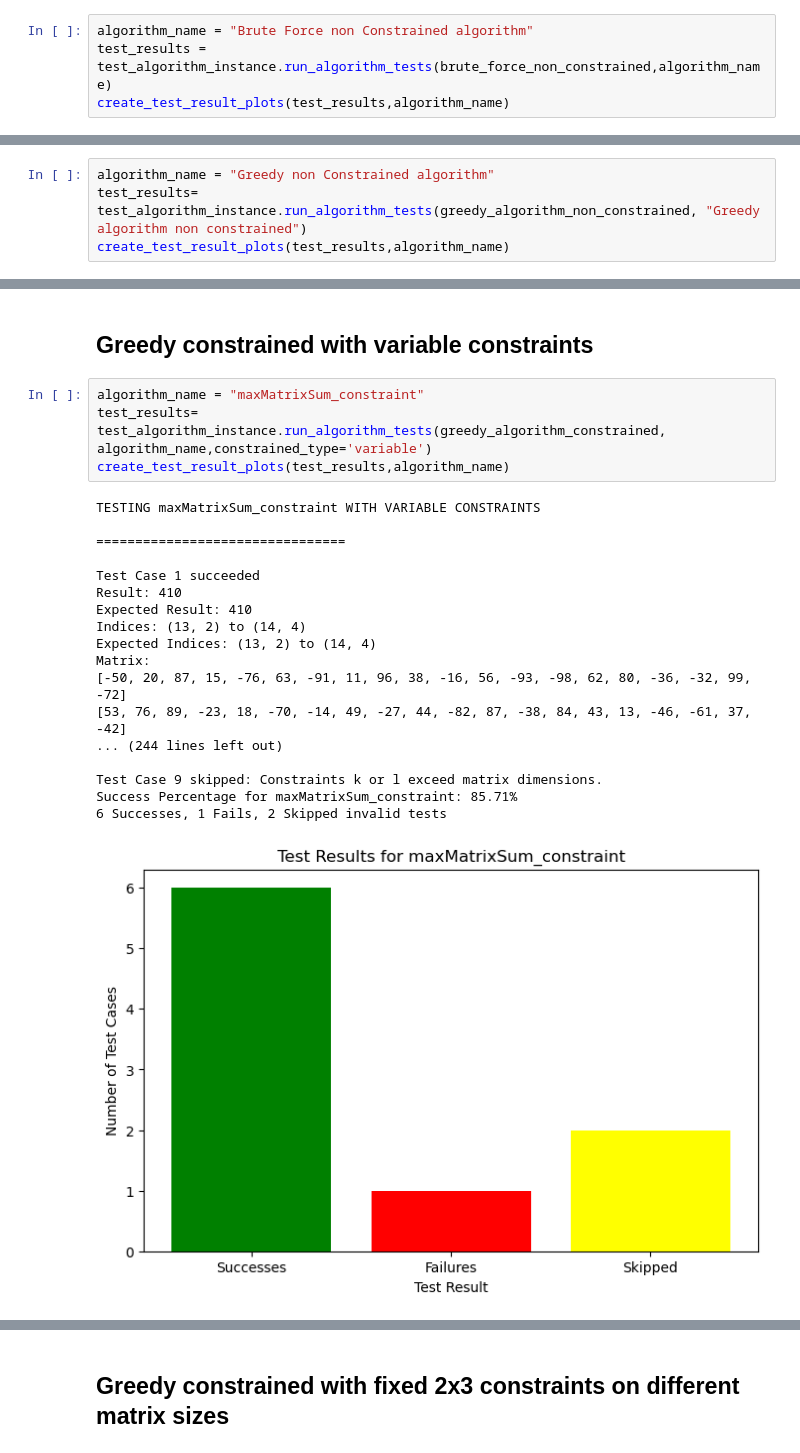
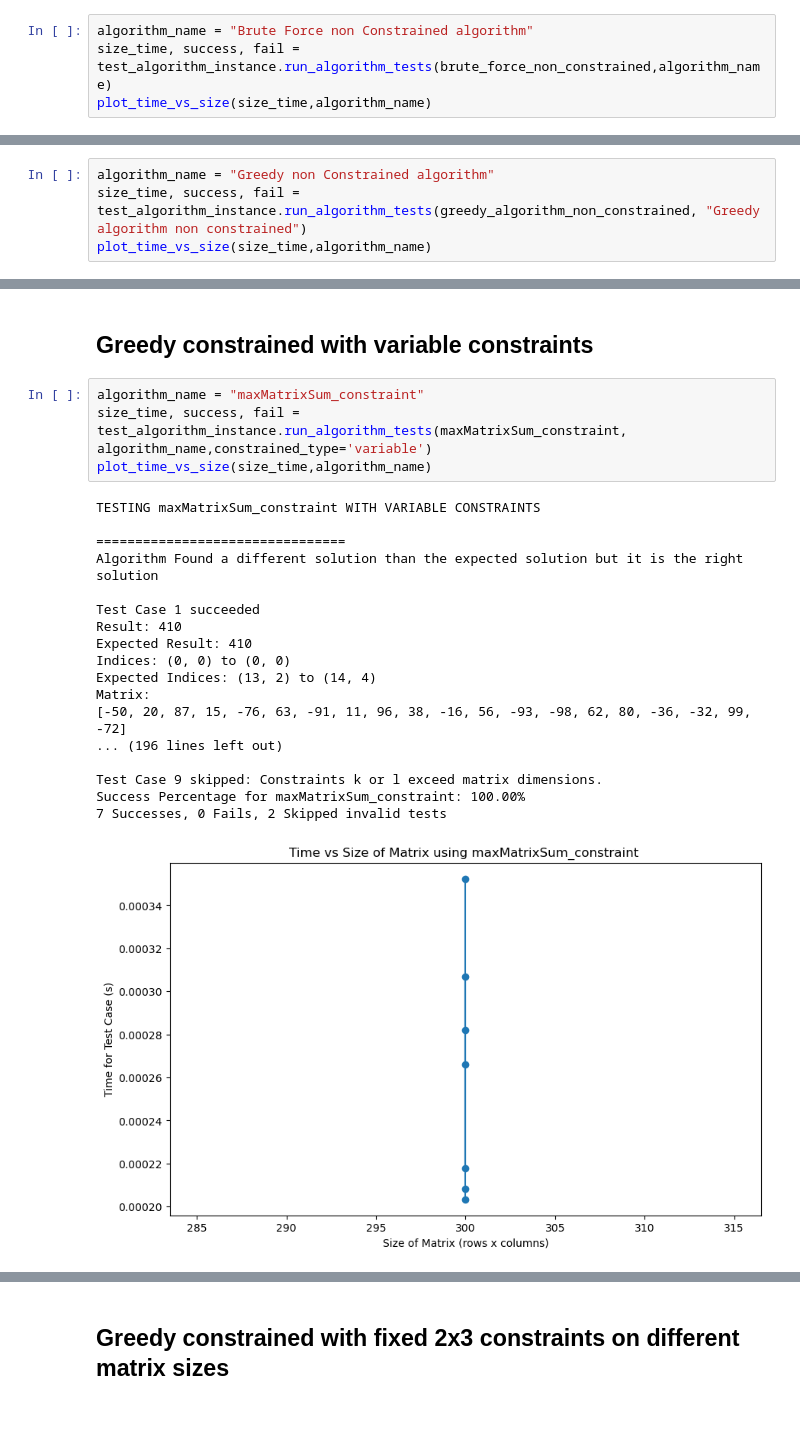
Before and after one commit to Amrithya/Advanced-Algorithm-Project-2023-2024, a Jupyter notebook: main_amgad.ipynb, the cells around one changed output, grey strips where cells are left out. Cells and saved outputs as stored; diff of their text form; blank space fills up the shorter version.

```diff
--- a/main_amgad.ipynb
+++ b/main_amgad.ipynb
@@ -17,8 +17,8 @@ test_algorithm_instance = TestAlgorithm()
 # Test of the brute force non constrained
 # %%
 algorithm_name = "Brute Force non Constrained algorithm"
-test_results = test_algorithm_instance.run_algorithm_tests(brute_force_non_constrained,algorithm_name)
-create_test_result_plots(test_results,algorithm_name)
+size_time, success, fail = test_algorithm_instance.run_algorithm_tests(brute_force_non_constrained,algorithm_name)
+plot_time_vs_size(size_time,algorithm_name)
 # %% [output]
 TESTING Brute Force non Constrained algorithm WITHOUT CONSTRAINTS
 
@@ -44,8 +42,8 @@ Success Percentage for Brute Force non Constrained algorithm: 100.00%
 # Test of the greedy algorithm non constrained
 # %%
 algorithm_name = "Greedy non Constrained algorithm"
-test_results= test_algorithm_instance.run_algorithm_tests(greedy_algorithm_non_constrained, "Greedy algorithm non constrained")
-create_test_result_plots(test_results,algorithm_name)
+size_time, success, fail = test_algorithm_instance.run_algorithm_tests(greedy_algorithm_non_constrained, "Greedy algorithm non constrained")
+plot_time_vs_size(size_time,algorithm_name)
 # %% [output]
 TESTING Greedy algorithm non constrained WITHOUT CONSTRAINTS
 
@@ -71,24 +67,24 @@ Success Percentage for Greedy algorithm non constrained: 100.00%
 ## Greedy constrained with variable constraints
 # %%
 algorithm_name = "maxMatrixSum_constraint"
-test_results= test_algorithm_instance.run_algorithm_tests(greedy_algorithm_constrained, algorithm_name,constrained_type='variable')
-create_test_result_plots(test_results,algorithm_name)
+size_time, success, fail = test_algorithm_instance.run_algorithm_tests(maxMatrixSum_constraint, algorithm_name,constrained_type='variable')
+plot_time_vs_size(size_time,algorithm_name)
 # %% [output]
 TESTING maxMatrixSum_constraint WITH VARIABLE CONSTRAINTS
 
 ================================
+Algorithm Found a different solution than the expected solution but it is the right solution
 
 Test Case 1 succeeded
 Result: 410
 Expected Result: 410
-Indices: (13, 2) to (14, 4)
+Indices: (0, 0) to (0, 0)
 Expected Indices: (13, 2) to (14, 4)
 Matrix:
 [-50, 20, 87, 15, -76, 63, -91, 11, 96, 38, -16, 56, -93, -98, 62, 80, -36, -32, 99, -72]
-[53, 76, 89, -23, 18, -70, -14, 49, -27, 44, -82, 87, -38, 84, 43, 13, -46, -61, 37, -42]
-... (244 lines left out)
+... (196 lines left out)
 
 Test Case 9 skipped: Constraints k or l exceed matrix dimensions.
-Success Percentage for maxMatrixSum_constraint: 85.71%
-6 Successes, 1 Fails, 2 Skipped invalid tests
+Success Percentage for maxMatrixSum_constraint: 100.00%
+7 Successes, 0 Fails, 2 Skipped invalid tests
-[figure, old version]
+[figure, new version]
```
Also changed, not shown: parts of 5 cells of this notebook, 3 other files.
